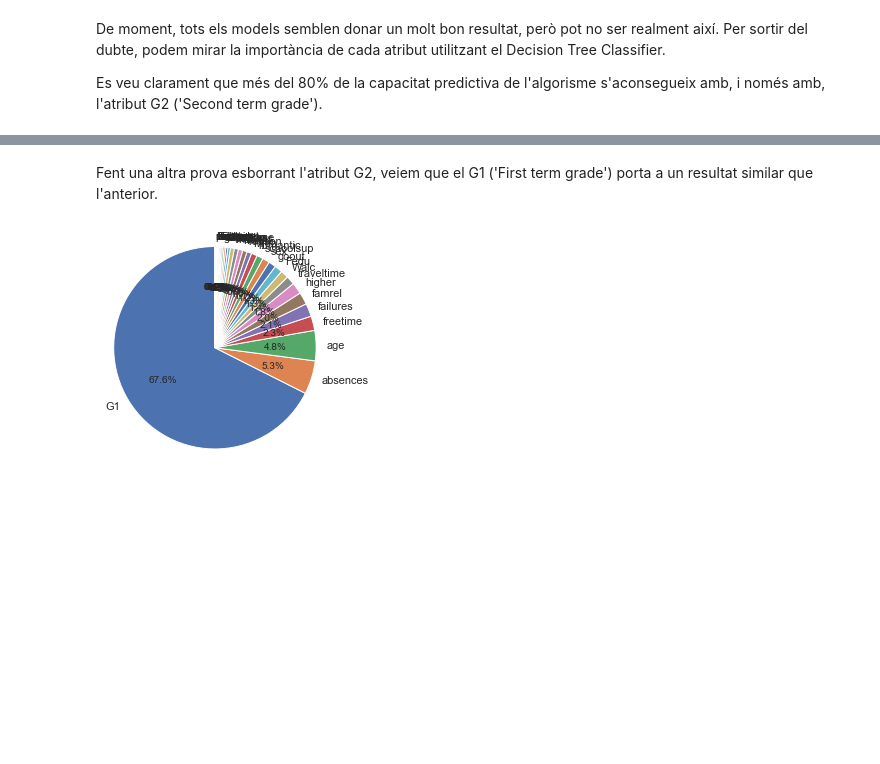
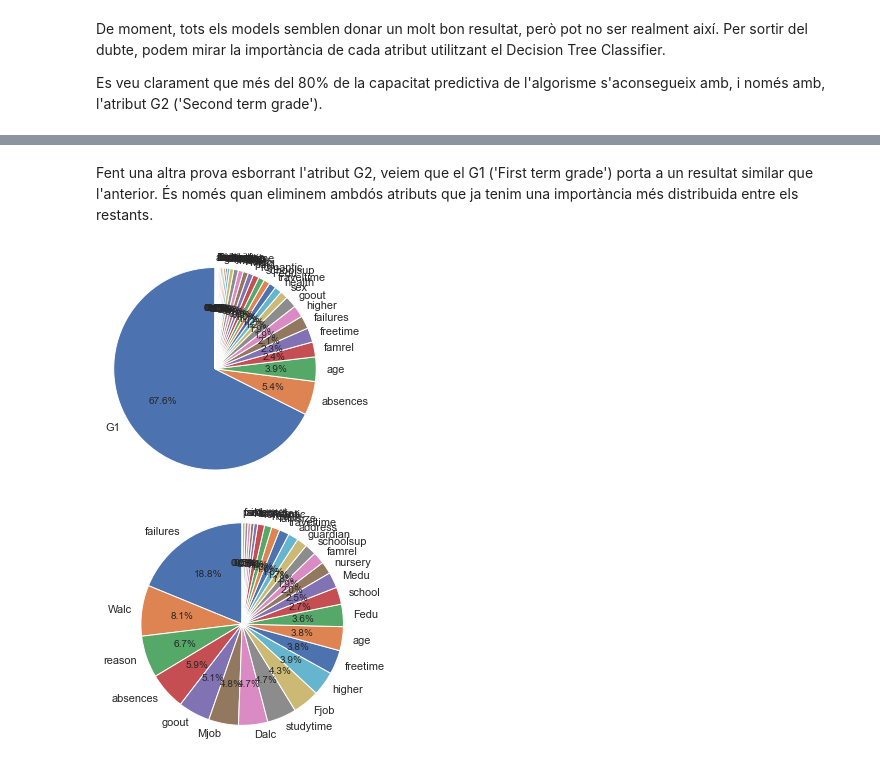
Before and after one commit to marti1999/APC-Cas-Kaggle, a Jupyter notebook: Untitled.ipynb, the cells around one changed output, grey strips where cells are left out. Drawn from its saved outputs; the diff is of its cells as text; code cells hidden in the pictures; blank space fills up the shorter version.

```diff
--- a/Untitled.ipynb
+++ b/Untitled.ipynb
@@ -286,19 +286,38 @@ axis = plt.axis('equal')
 # %% [markdown]
 Fent una altra prova esborrant l'atribut G2, veiem que el G1 ('First term grade') porta a un resultat similar que l'anterior.
+És només quan eliminem ambdós atributs que ja tenim una importància més distribuida entre els restants.
 # %%
+x_train_drop = x_train.drop(columns=['G2'])
 tree = DecisionTreeRegressor()
-tree.fit(x_train.drop(columns=['G2']), y_train)
+tree.fit(x_train_drop, y_train)
 importances = tree.feature_importances_
 indices = np.argsort(importances)[::-1]
 valors = []
 labels = []
-for f in range(x_train.drop(columns=['G2']).shape[1]):
+for f in range(x_train_drop.shape[1]):
     valors.append(importances[indices[f]])
-    labels.append(x_train.drop(columns=['G2']).columns.values[indices[f]])
+    labels.append(x_train_drop.columns.values[indices[f]])
 f, ax = plt.subplots(figsize=(4, 4))
 plt.pie(valors,
         labels=labels,
         autopct='%1.1f%%', startangle=90)
 axis = plt.axis('equal')
+
+x_train_drop = x_train.drop(columns=['G1', 'G2'])
+tree = DecisionTreeRegressor()
+tree.fit(x_train_drop, y_train)
+importances = tree.feature_importances_
+indices = np.argsort(importances)[::-1]
+valors = []
+labels = []
+for f in range(x_train_drop.shape[1]):
+    valors.append(importances[indices[f]])
+    labels.append(x_train_drop.columns.values[indices[f]])
+f, ax = plt.subplots(figsize=(4, 4))
+plt.pie(valors,
+        labels=labels,
+        autopct='%1.1f%%', startangle=90)
+axis = plt.axis('equal')
 # %% [output]
-[figure, old version]
+[figure, new version]
+[figure, added]
```
Also changed, not shown: parts of 4 cells of this notebook.
